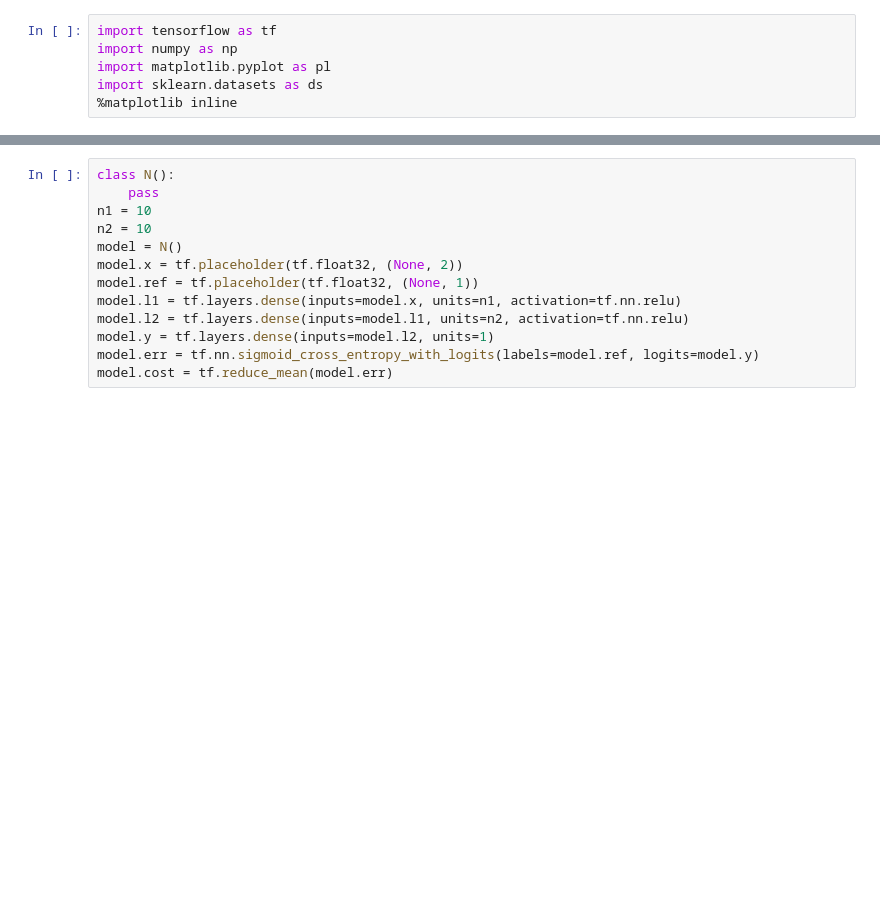
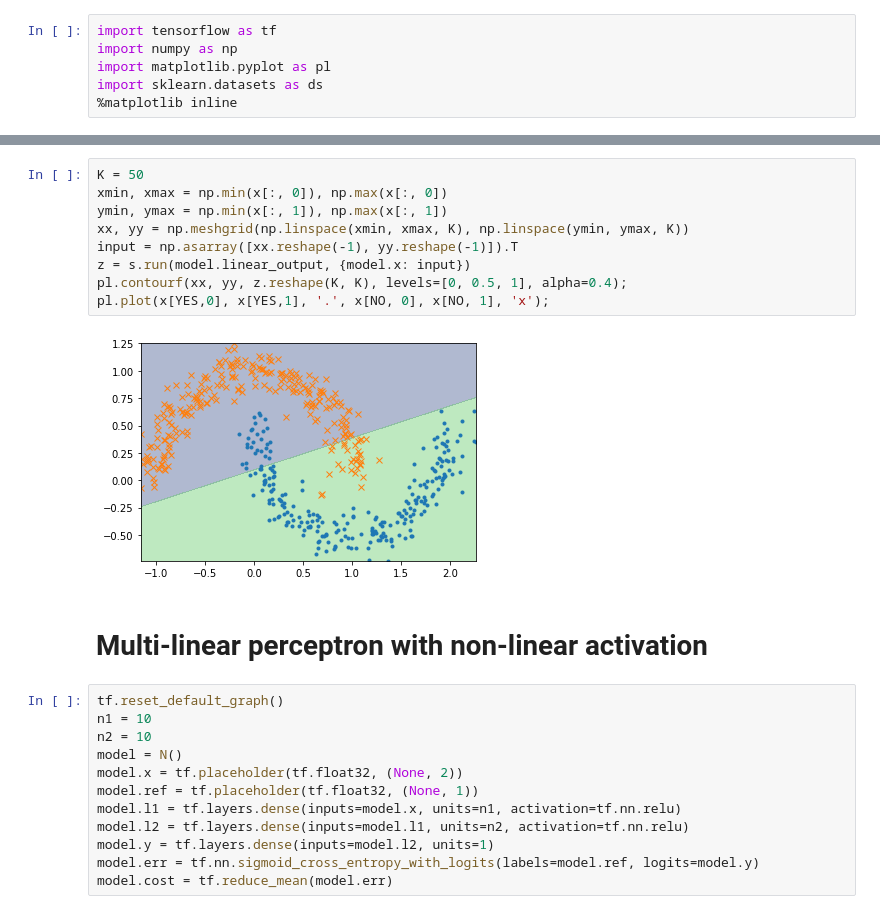
Before and after one commit to kenpu/tensorflow-notebooks, a Jupyter notebook: dev/MLP on moons.ipynb, the cells around one changed output, grey strips where cells are left out. Drawn from its saved outputs; the diff is of its cells as text; blank space fills up the shorter version.

```diff
--- a/dev/MLP on moons.ipynb
+++ b/dev/MLP on moons.ipynb
@@ -14,6 +66,18 @@ pl.plot(x[YES,0], x[YES,1], '.', x[NO, 0], x[NO, 1], 'x');
+# %%
+K = 50
+xmin, xmax = np.min(x[:, 0]), np.max(x[:, 0])
+ymin, ymax = np.min(x[:, 1]), np.max(x[:, 1])
+xx, yy = np.meshgrid(np.linspace(xmin, xmax, K), np.linspace(ymin, ymax, K))
+input = np.asarray([xx.reshape(-1), yy.reshape(-1)]).T
+z = s.run(model.linear_output, {model.x: input})
+pl.contourf(xx, yy, z.reshape(K, K), levels=[0, 0.5, 1], alpha=0.4);
+pl.plot(x[YES,0], x[YES,1], '.', x[NO, 0], x[NO, 1], 'x');
+# %% [output]
+[figure, added]
+# %% [markdown]
+# Multi-linear perceptron with non-linear activation
 # %%
-class N():
-    pass
+tf.reset_default_graph()
 n1 = 10
 n2 = 10
 model = N()
```
Also changed, not shown: parts of 12 cells of this notebook, 1 other file.
